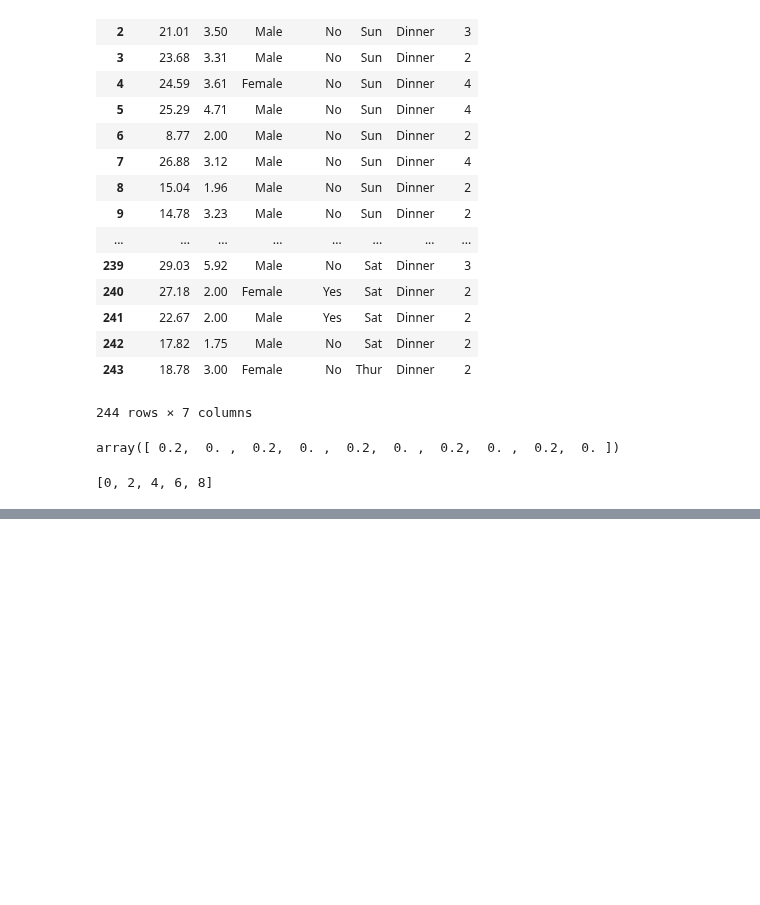
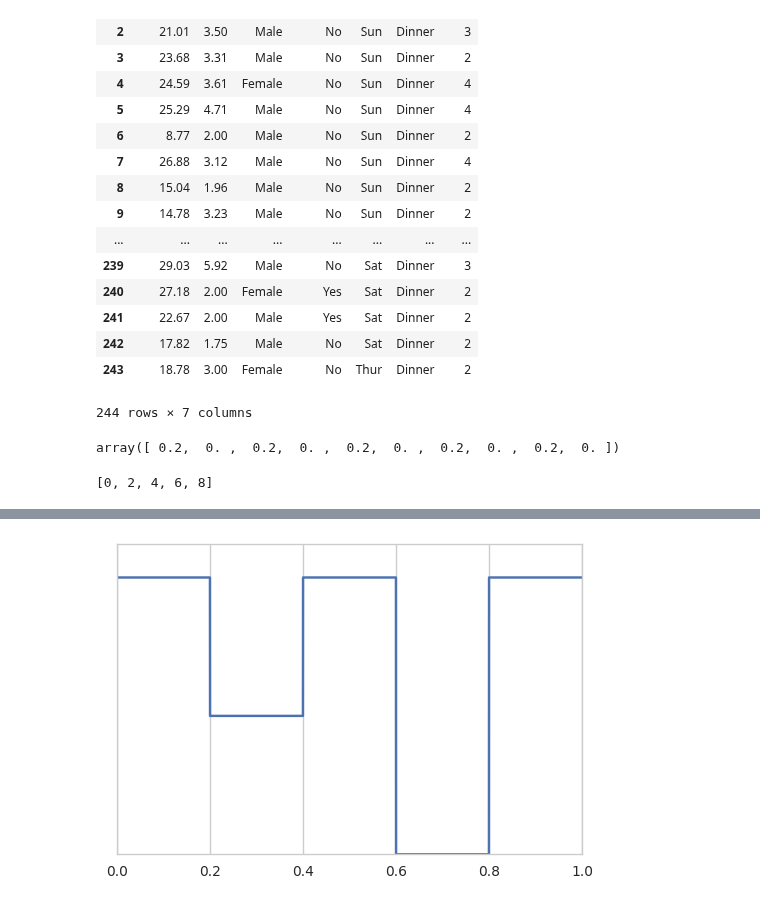
Before and after one commit to mehdisebbar/kl-aggregation, a Jupyter notebook: results_simus_aggreg/results extract.ipynb, the cells around one changed output, grey strips where cells are left out. Cells and saved outputs as stored; diff of their text form; code cells hidden in the pictures; blank space fills up the shorter version.

```diff
--- a/results_simus_aggreg/results extract.ipynb
+++ b/results_simus_aggreg/results extract.ipynb
@@ -299,7 +287,7 @@ tips
 | 243 | 18.78 | 3.00 | Female | No | Thur | Dinner | 2 |
 244 rows × 7 columns
 # %%
-a = pickle.load(open("/Users/mehdi/Downloads/2017-01-18_12.53.28/res_K10N10000a611f2-a85b-40cd-9878-d70c0b7de58b"))["selected_densities"]
+a = pickle.load(open("/Users/mehdi/Downloads/2017-01-18_12.53.28/res_K10N10000a611f2-a85b-40cd-9878-d70c0b7de58b"))
 # %%
 def cvx_lambda_f_star(K, selected_densities):
     lambda_ = np.zeros(K)
@@ -316,0 +323,8 @@ a
+# %%
+f_star = a["rect_f_star"]
+n_pdf = 100000
+plt.plot(np.linspace(0,1,n_pdf),f_star)
+plt.yticks([])
+plt.savefig("rect_k_10.png")
+# %% [output]
+[figure, added]
```
Also changed, not shown: parts of 18 cells of this notebook, 6 other files.
